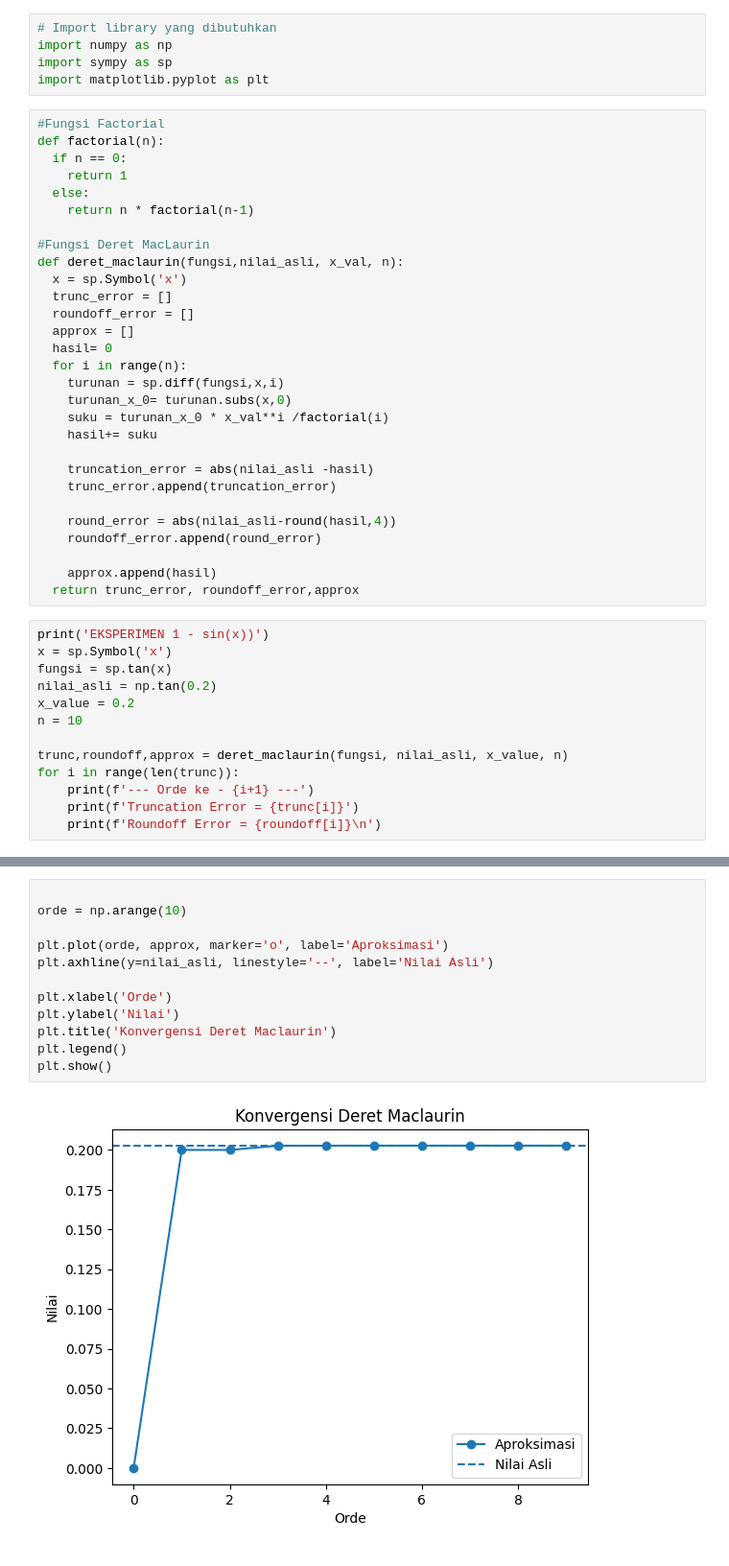
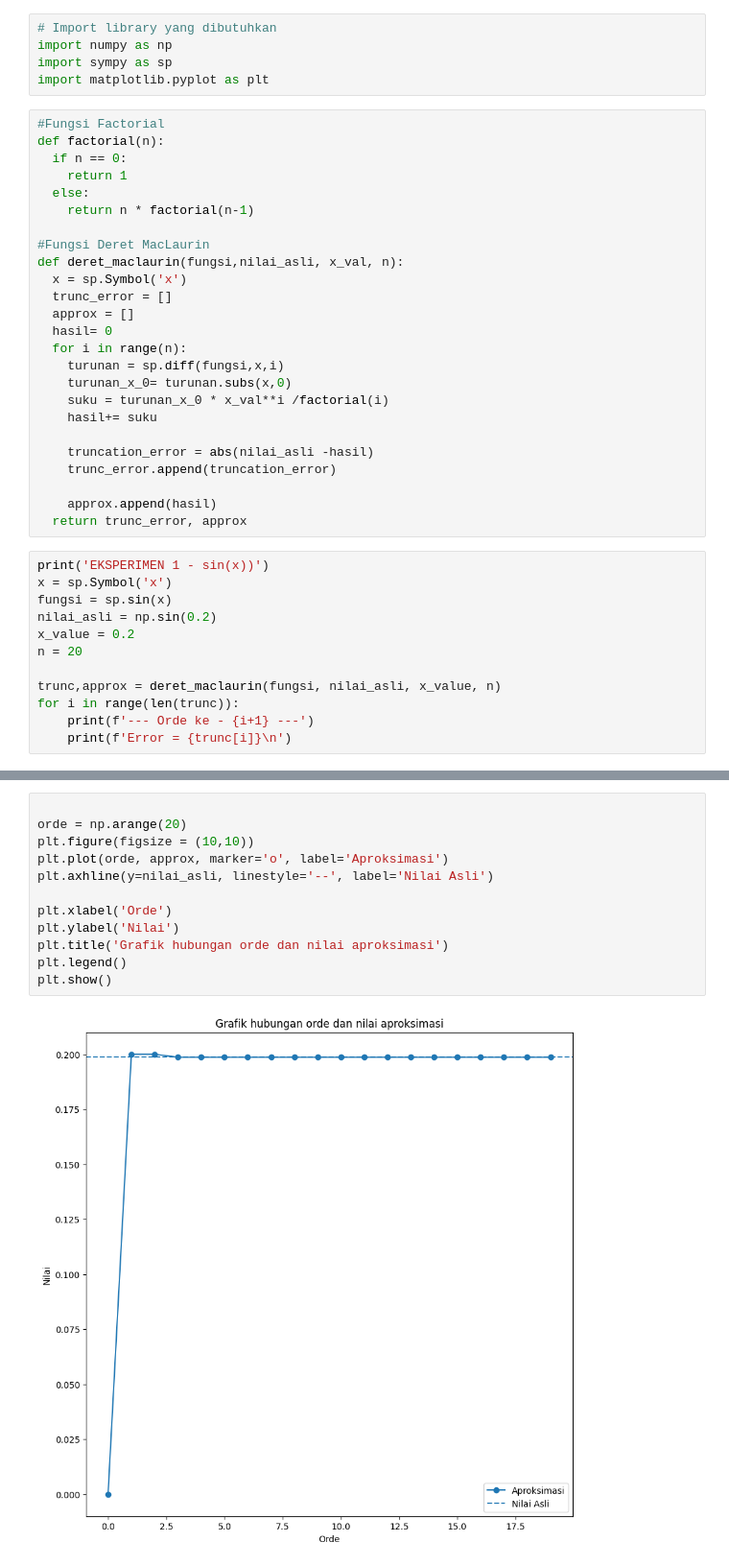
Before and after one commit to 404visco/IoT-Kelompok9, a Jupyter notebook: kelompok_galat.ipynb, the cells around one changed output, grey strips where cells are left out. Shown at 96% size. Drawn from its saved outputs; the diff is of its cells as text.

```diff
--- a/kelompok_galat.ipynb
+++ b/kelompok_galat.ipynb
@@ -15,7 +15,6 @@ def factorial(n):
 def deret_maclaurin(fungsi,nilai_asli, x_val, n):
   x = sp.Symbol('x')
   trunc_error = []
-  roundoff_error = []
   approx = []
   hasil= 0
   for i in range(n):
@@ -27,24 +26,20 @@ def deret_maclaurin(fungsi,nilai_asli, x_val, n):
     truncation_error = abs(nilai_asli -hasil)
     trunc_error.append(truncation_error)
 
-    round_error = abs(nilai_asli-round(hasil,4))
-    roundoff_error.append(round_error)
-
     approx.append(hasil)
-  return trunc_error, roundoff_error,approx
+  return trunc_error, approx
 # %%
 print('EKSPERIMEN 1 - sin(x))')
 x = sp.Symbol('x')
-fungsi = sp.tan(x)
-nilai_asli = np.tan(0.2)
+fungsi = sp.sin(x)
+nilai_asli = np.sin(0.2)
 x_value = 0.2
-n = 10
+n = 20
 
-trunc,roundoff,approx = deret_maclaurin(fungsi, nilai_asli, x_value, n)
+trunc,approx = deret_maclaurin(fungsi, nilai_asli, x_value, n)
 for i in range(len(trunc)):
     print(f'--- Orde ke - {i+1} ---')
-    print(f'Truncation Error = {trunc[i]}')
-    print(f'Roundoff Error = {roundoff[i]}\n')
+    print(f'Error = {trunc[i]}\n')
 # %% [output]
 EKSPERIMEN 1 - sin(x))
 --- Orde ke - 1 ---
@@ -66,17 +61,17 @@ Roundoff Error = 0.0000103742537896911
 # %%
 
-orde = np.arange(10)
-
+orde = np.arange(20)
+plt.figure(figsize = (10,10))
 plt.plot(orde, approx, marker='o', label='Aproksimasi')
 plt.axhline(y=nilai_asli, linestyle='--', label='Nilai Asli')
 
 plt.xlabel('Orde')
 plt.ylabel('Nilai')
-plt.title('Konvergensi Deret Maclaurin')
+plt.title('Grafik hubungan orde dan nilai aproksimasi')
 plt.legend()
 plt.show()
 # %% [output]
-[figure, old version]
+[figure, new version]
 # %%
 print('EKSPERIMEN 2 - 1/(1-2x)')
 x =sp.Symbol('x')
```
Also changed, not shown: parts of 3 cells of this notebook.
